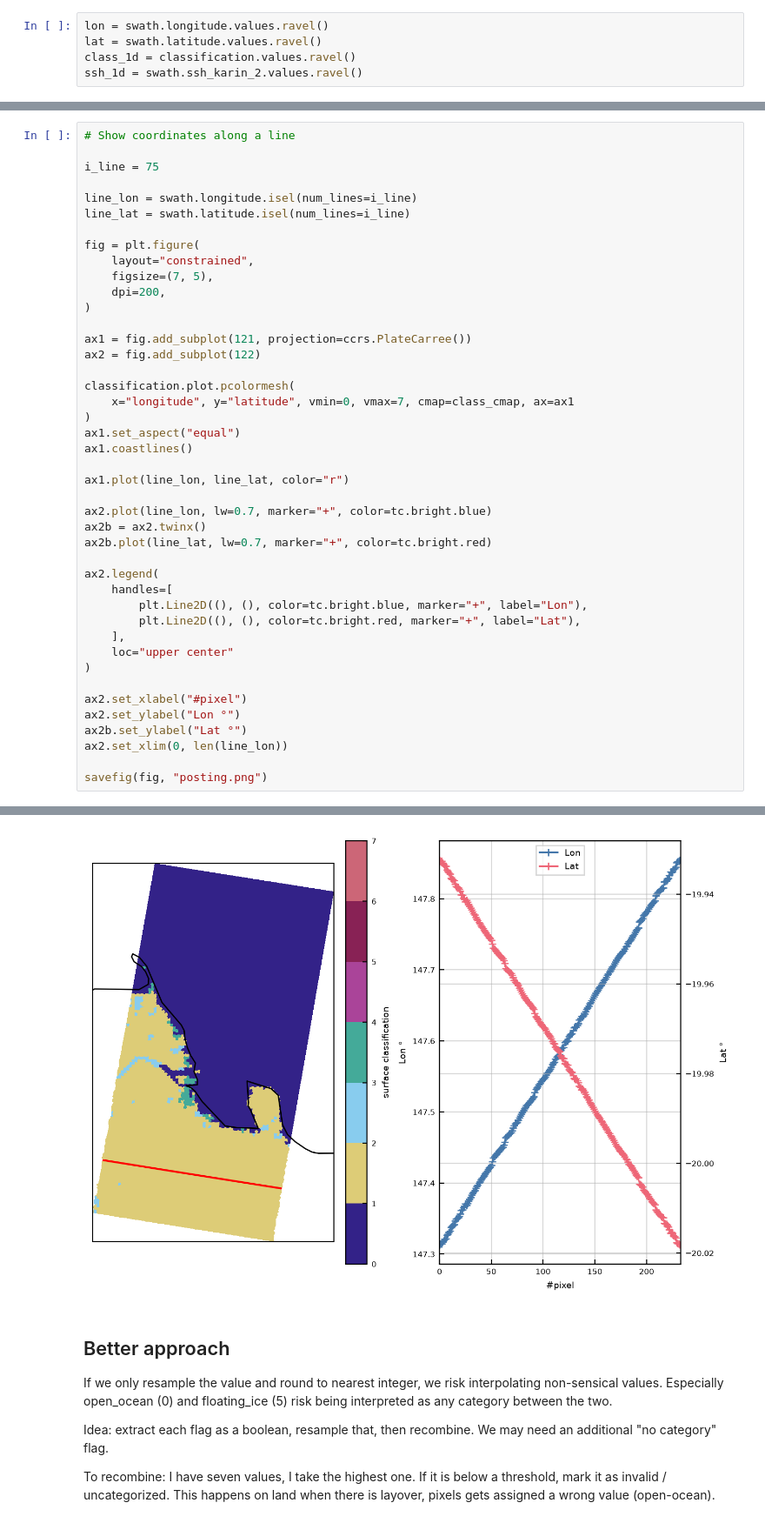
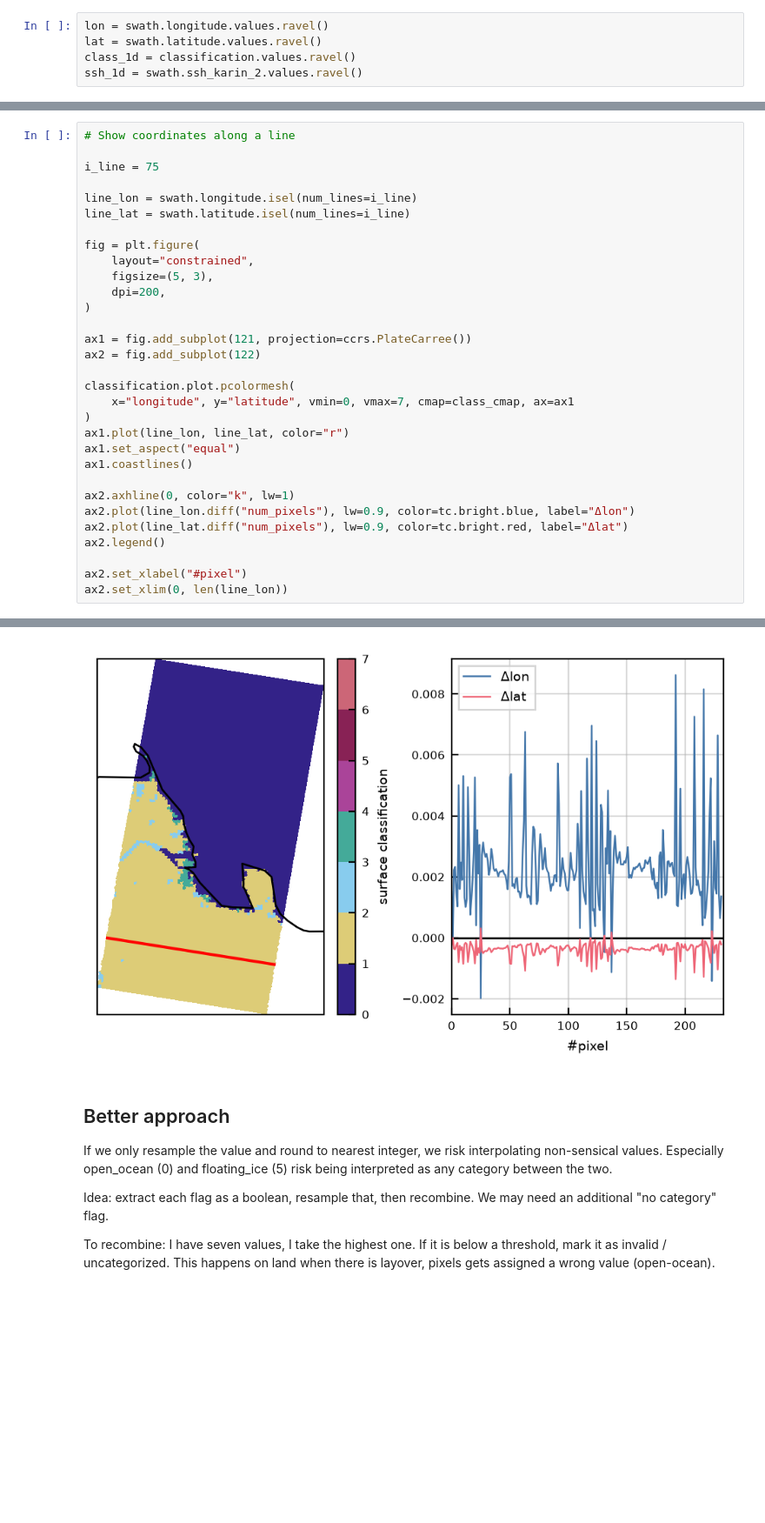
Before and after one commit to Descanonge/SWOT-Healpix, a Jupyter notebook: swot_healpix/resample/flags.ipynb, the cells around one changed output, grey strips where cells are left out. Shown at 87% size. Drawn from its saved outputs; the diff is of its cells as text; blank space fills up the shorter version.

```diff
--- a/swot_healpix/resample/flags.ipynb
+++ b/swot_healpix/resample/flags.ipynb
@@ -322,7 +323,7 @@ line_lat = swath.latitude.isel(num_lines=i_line)
 
 fig = plt.figure(
     layout="constrained",
-    figsize=(7, 5),
+    figsize=(5, 3),
     dpi=200,
 )
 
@@ -332,27 +333,15 @@ ax2 = fig.add_subplot(122)
 classification.plot.pcolormesh(
     x="longitude", y="latitude", vmin=0, vmax=7, cmap=class_cmap, ax=ax1
 )
+ax1.plot(line_lon, line_lat, color="r")
 ax1.set_aspect("equal")
 ax1.coastlines()
 
-ax1.plot(line_lon, line_lat, color="r")
-
-ax2.plot(line_lon, lw=0.7, marker="+", color=tc.bright.blue)
-ax2b = ax2.twinx()
-ax2b.plot(line_lat, lw=0.7, marker="+", color=tc.bright.red)
-
-ax2.legend(
-    handles=[
-        plt.Line2D((), (), color=tc.bright.blue, marker="+", label="Lon"),
-        plt.Line2D((), (), color=tc.bright.red, marker="+", label="Lat"),
-    ],
-    loc="upper center"
-)
+ax2.axhline(0, color="k", lw=1)
+ax2.plot(line_lon.diff("num_pixels"), lw=0.9, color=tc.bright.blue, label="Δlon")
+ax2.plot(line_lat.diff("num_pixels"), lw=0.9, color=tc.bright.red, label="Δlat")
+ax2.legend()
 
 ax2.set_xlabel("#pixel")
-ax2.set_ylabel("Lon °")
-ax2b.set_ylabel("Lat °")
 ax2.set_xlim(0, len(line_lon))
-
-savefig(fig, "posting.png")
 # %% [output]
@@ -359,4 +349,4 @@ savefig(fig, "posting.png")
-[figure, old version]
+[figure, new version]
 # %% [markdown]
 ## Better approach
 
```
Also changed, not shown: parts of 14 cells of this notebook, 2 other files.
